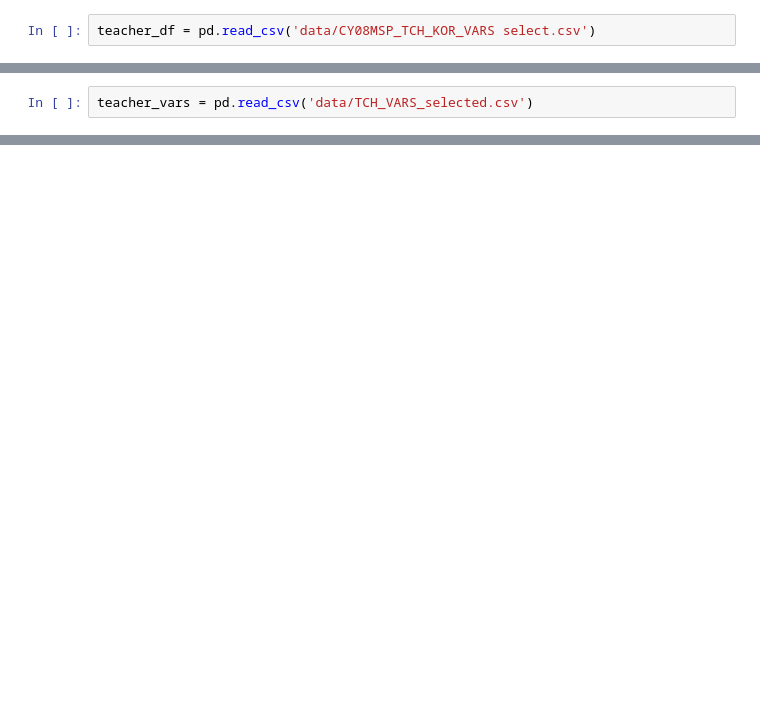
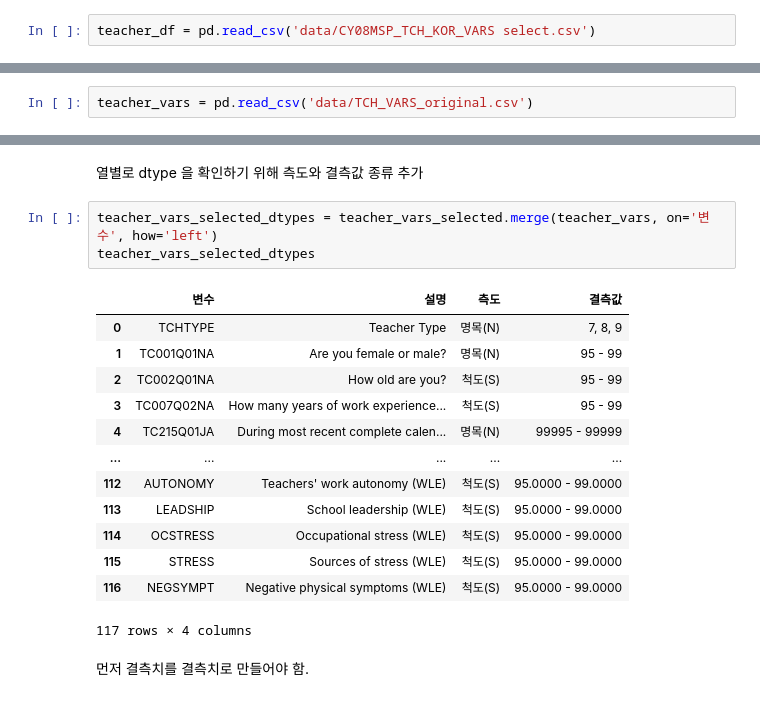
Before and after one commit to codingalzi/pisa, a Jupyter notebook: p2022/teacher_vars.ipynb, the cells around one changed output, grey strips where cells are left out. Cells and saved outputs as stored; diff of their text form; blank space fills up the shorter version.

```diff
--- a/p2022/teacher_vars.ipynb
+++ b/p2022/teacher_vars.ipynb
@@ -15,2 +15,2 @@ teacher_df.head()
 # %%
-teacher_vars = pd.read_csv('data/TCH_VARS_selected.csv')
+teacher_vars = pd.read_csv('data/TCH_VARS_original.csv')
@@ -27,0 +100,21 @@ teacher_columns[:5]
+# %% [markdown]
+열별로 dtype 을 확인하기 위해 측도와 결측값 종류 추가
+# %%
+teacher_vars_selected_dtypes = teacher_vars_selected.merge(teacher_vars, on='변수', how='left')
+teacher_vars_selected_dtypes
+# %% [output]
+|  | 변수 | 설명 | 측도 | 결측값 |
+| 0 | TCHTYPE | Teacher Type | 명목(N) | 7, 8, 9 |
+| 1 | TC001Q01NA | Are you female or male? | 명목(N) | 95 - 99 |
+| 2 | TC002Q01NA | How old are you? | 척도(S) | 95 - 99 |
+| 3 | TC007Q02NA | How many years of work experience... | 척도(S) | 95 - 99 |
+| 4 | TC215Q01JA | During most recent complete calen... | 명목(N) | 99995 - 99999 |
+| ... | ... | ... | ... | ... |
+| 112 | AUTONOMY | Teachers' work autonomy (WLE) | 척도(S) | 95.0000 - 99.0000 |
+| 113 | LEADSHIP | School leadership (WLE) | 척도(S) | 95.0000 - 99.0000 |
+| 114 | OCSTRESS | Occupational stress (WLE) | 척도(S) | 95.0000 - 99.0000 |
+| 115 | STRESS | Sources of stress (WLE) | 척도(S) | 95.0000 - 99.0000 |
+| 116 | NEGSYMPT | Negative physical symptoms (WLE) | 척도(S) | 95.0000 - 99.0000 |
+117 rows × 4 columns
+# %% [markdown]
+먼저 결측치를 결측치로 만들어야 함.
```
Also changed, not shown: parts of 39 cells of this notebook, 3 other files.
